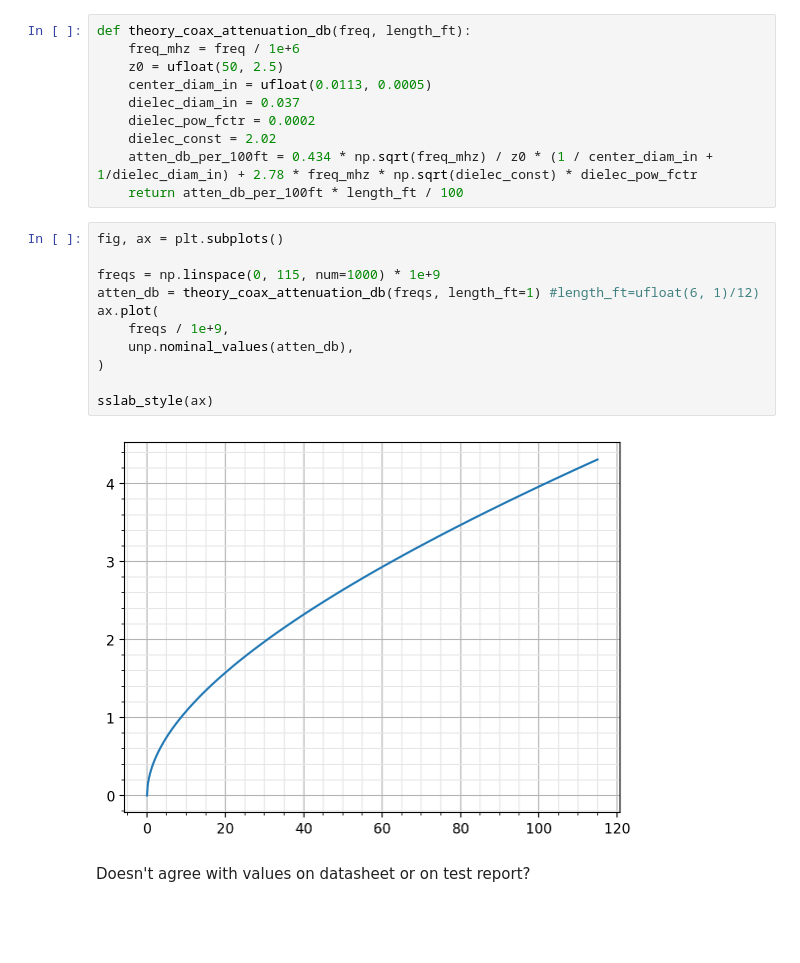
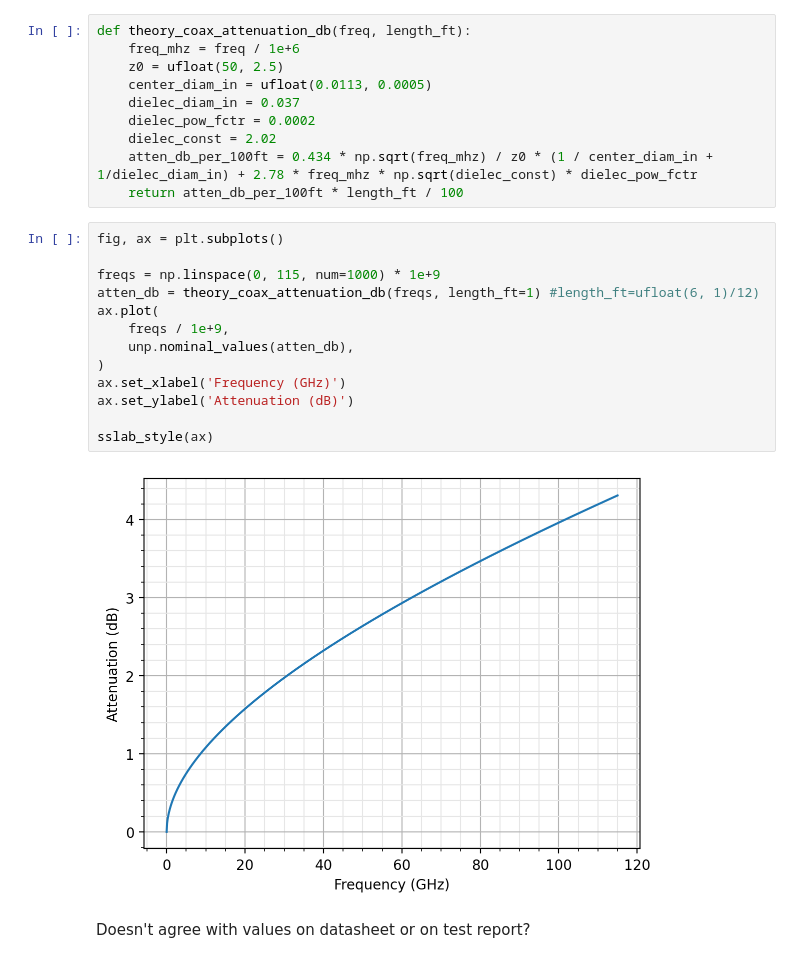
Before and after one commit to schleierlab/mmw-cavity-paper-analysis, a Jupyter notebook: intermediate-data/flaminia-reanalysis.ipynb, the cells around one changed output. Drawn from its saved outputs; the diff is of its cells as text; blank space fills up the shorter version.

```diff
--- a/intermediate-data/flaminia-reanalysis.ipynb
+++ b/intermediate-data/flaminia-reanalysis.ipynb
@@ -234,16 +241,18 @@ def theory_coax_attenuation_db(freq, length_ft):
 # %%
 fig, ax = plt.subplots()
 
 freqs = np.linspace(0, 115, num=1000) * 1e+9
 atten_db = theory_coax_attenuation_db(freqs, length_ft=1) #length_ft=ufloat(6, 1)/12)
 ax.plot(
     freqs / 1e+9,
     unp.nominal_values(atten_db),
 )
+ax.set_xlabel('Frequency (GHz)')
+ax.set_ylabel('Attenuation (dB)')
 
 sslab_style(ax)
 # %% [output]
-[figure, old version]
+[figure, new version]
 # %% [markdown]
 Doesn't agree with values on datasheet or on test report?
 # %% [markdown]
```
Also changed, not shown: parts of 7 cells of this notebook, 12 other files.
